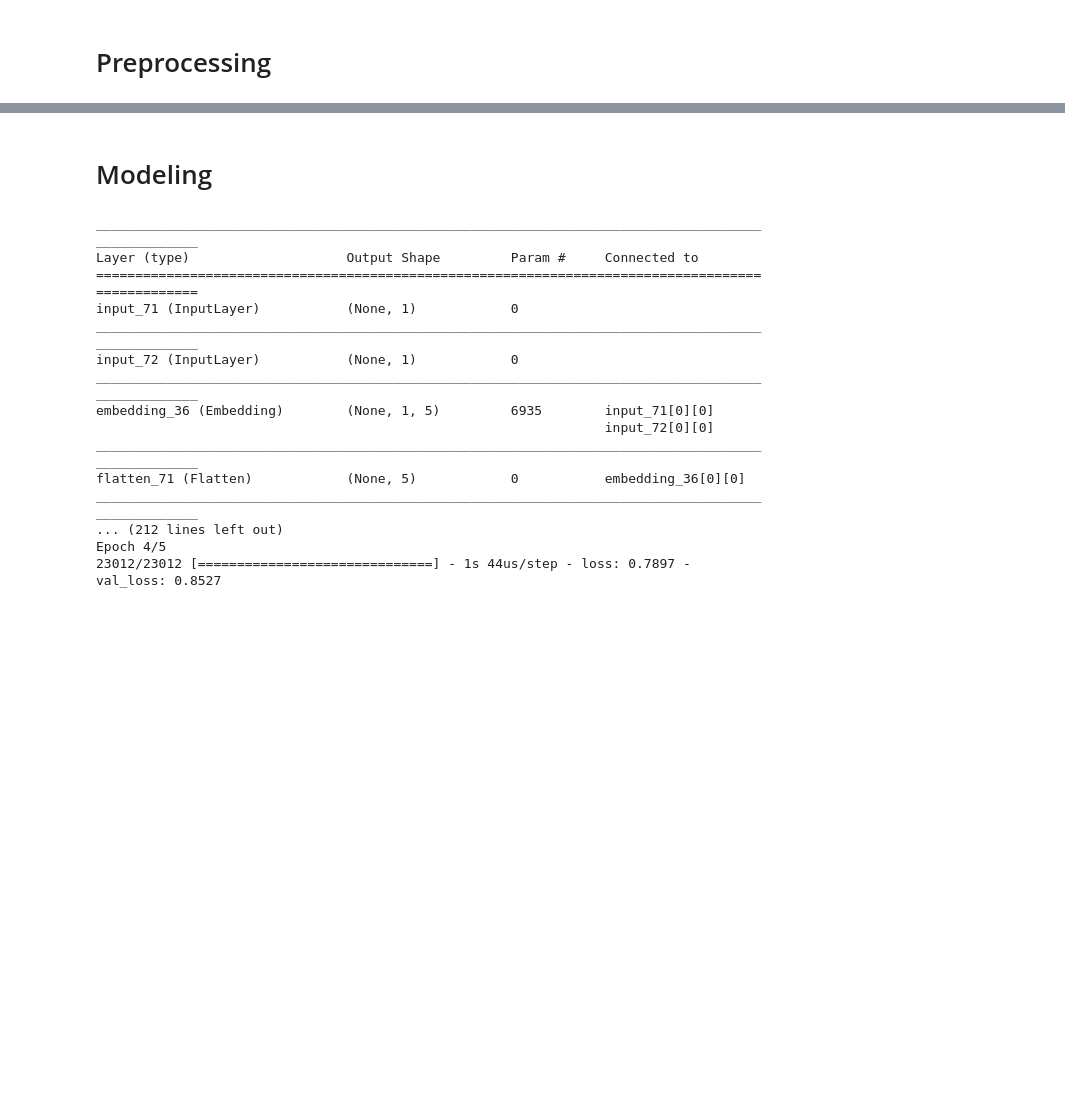
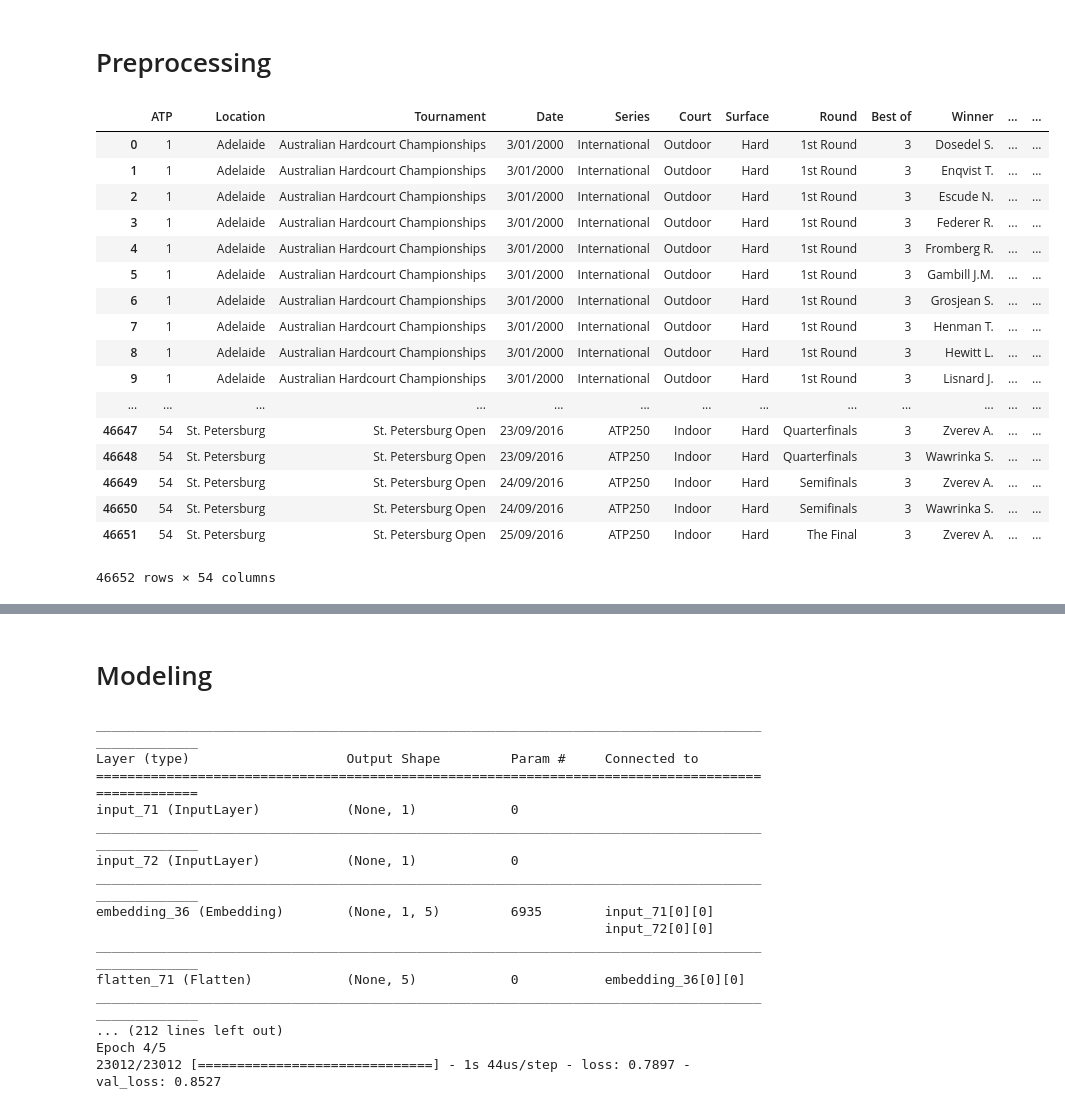
Before and after one commit to markomandic/Collaborative-Filtering-Sports, a Jupyter notebook: Tennis.ipynb, the cells around one changed output, grey strips where cells are left out. Cells and saved outputs as stored; diff of their text form; code cells hidden in the pictures; blank space fills up the shorter version.

```diff
--- a/Tennis.ipynb
+++ b/Tennis.ipynb
@@ -18,3 +20,24 @@ df = df.groupby(['Winner', 'Loser']).size().reset_index(name='counts')
+# %%
+df
+# %% [output]
+|  | ATP | Location | Tournament | Date | Series | Court | Surface | Round | Best of | Winner | ... | ... |
+| 0 | 1 | Adelaide | Australian Hardcourt Championships | 3/01/2000 | International | Outdoor | Hard | 1st Round | 3 | Dosedel S. | ... | ... |
+| 1 | 1 | Adelaide | Australian Hardcourt Championships | 3/01/2000 | International | Outdoor | Hard | 1st Round | 3 | Enqvist T. | ... | ... |
+| 2 | 1 | Adelaide | Australian Hardcourt Championships | 3/01/2000 | International | Outdoor | Hard | 1st Round | 3 | Escude N. | ... | ... |
+| 3 | 1 | Adelaide | Australian Hardcourt Championships | 3/01/2000 | International | Outdoor | Hard | 1st Round | 3 | Federer R. | ... | ... |
+| 4 | 1 | Adelaide | Australian Hardcourt Championships | 3/01/2000 | International | Outdoor | Hard | 1st Round | 3 | Fromberg R. | ... | ... |
+| 5 | 1 | Adelaide | Australian Hardcourt Championships | 3/01/2000 | International | Outdoor | Hard | 1st Round | 3 | Gambill J.M. | ... | ... |
+| 6 | 1 | Adelaide | Australian Hardcourt Championships | 3/01/2000 | International | Outdoor | Hard | 1st Round | 3 | Grosjean S. | ... | ... |
+| 7 | 1 | Adelaide | Australian Hardcourt Championships | 3/01/2000 | International | Outdoor | Hard | 1st Round | 3 | Henman T. | ... | ... |
+| 8 | 1 | Adelaide | Australian Hardcourt Championships | 3/01/2000 | International | Outdoor | Hard | 1st Round | 3 | Hewitt L. | ... | ... |
+| 9 | 1 | Adelaide | Australian Hardcourt Championships | 3/01/2000 | International | Outdoor | Hard | 1st Round | 3 | Lisnard J. | ... | ... |
+| ... | ... | ... | ... | ... | ... | ... | ... | ... | ... | ... | ... | ... |
+| 46647 | 54 | St. Petersburg | St. Petersburg Open | 23/09/2016 | ATP250 | Indoor | Hard | Quarterfinals | 3 | Zverev A. | ... | ... |
+| 46648 | 54 | St. Petersburg | St. Petersburg Open | 23/09/2016 | ATP250 | Indoor | Hard | Quarterfinals | 3 | Wawrinka S. | ... | ... |
+| 46649 | 54 | St. Petersburg | St. Petersburg Open | 24/09/2016 | ATP250 | Indoor | Hard | Semifinals | 3 | Zverev A. | ... | ... |
+| 46650 | 54 | St. Petersburg | St. Petersburg Open | 24/09/2016 | ATP250 | Indoor | Hard | Semifinals | 3 | Wawrinka S. | ... | ... |
+| 46651 | 54 | St. Petersburg | St. Petersburg Open | 25/09/2016 | ATP250 | Indoor | Hard | The Final | 3 | Zverev A. | ... | ... |
+46652 rows × 54 columns
 # %%
 def win_rate(w, l, df, c):
     if df[(df.Winner == l) & (df.Loser == w)].empty:
```
Also changed, not shown: parts of 5 cells of this notebook, 2 other files.
